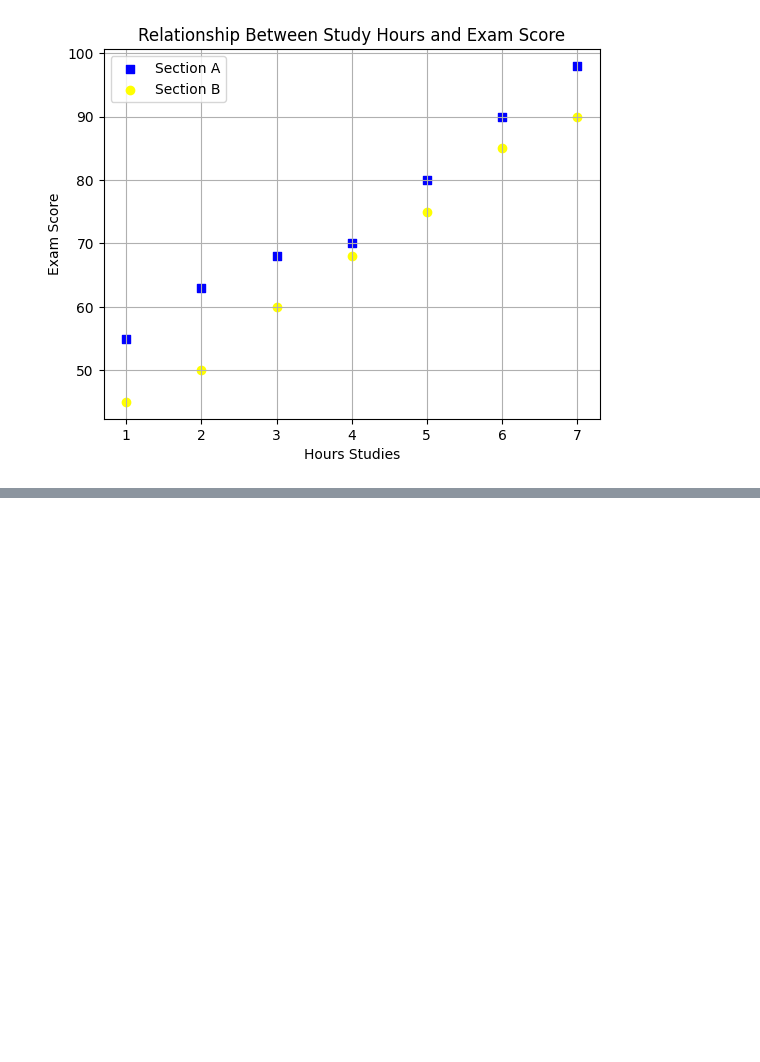
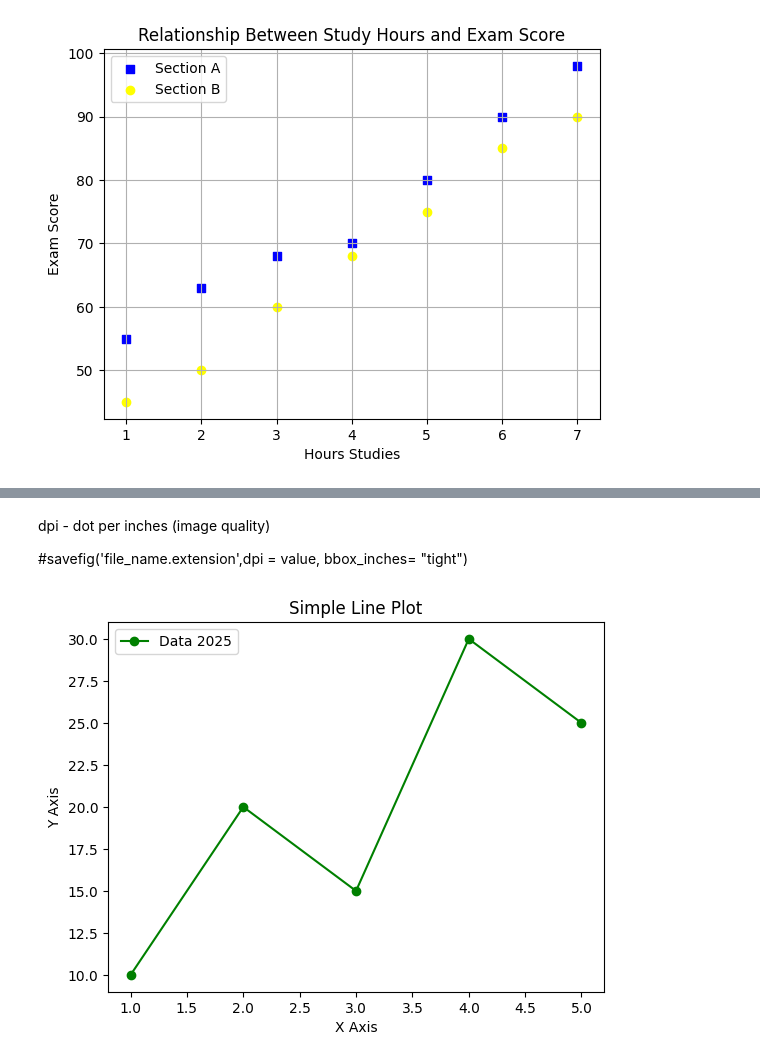
Before and after one commit to chandrahashkumar/OOP, a Jupyter notebook: Matplotlib/01.ipynb, the cells around one changed output, grey strips where cells are left out. Cells and saved outputs as stored; diff of their text form; code cells hidden in the pictures; blank space fills up the shorter version.

```diff
--- a/Matplotlib/01.ipynb
+++ b/Matplotlib/01.ipynb
@@ -111,0 +151,18 @@ plt.show(True)
+# %% [markdown]
+dpi - dot per inches (image quality)
+
+#savefig('file_name.extension',dpi = value, bbox_inches= "tight")
+# %%
+#savefig('file_name.extension',dpi = value, bbox_inches= "tight")
+x = [1,2,3,4,5]
+y = [10,20,15,30,25]
+
+plt.plot(x,y,color="green",marker ="o",label="Data 2025")
+plt.title("Simple Line Plot")
+plt.xlabel("X Axis")
+plt.ylabel("Y Axis")
+plt.legend()
+plt.savefig('line_plot.png',dpi = 300, bbox_inches ="tight")
+plt.show()
+# %% [output]
+[figure, added]
```
Also changed, not shown: parts of 6 cells of this notebook.
